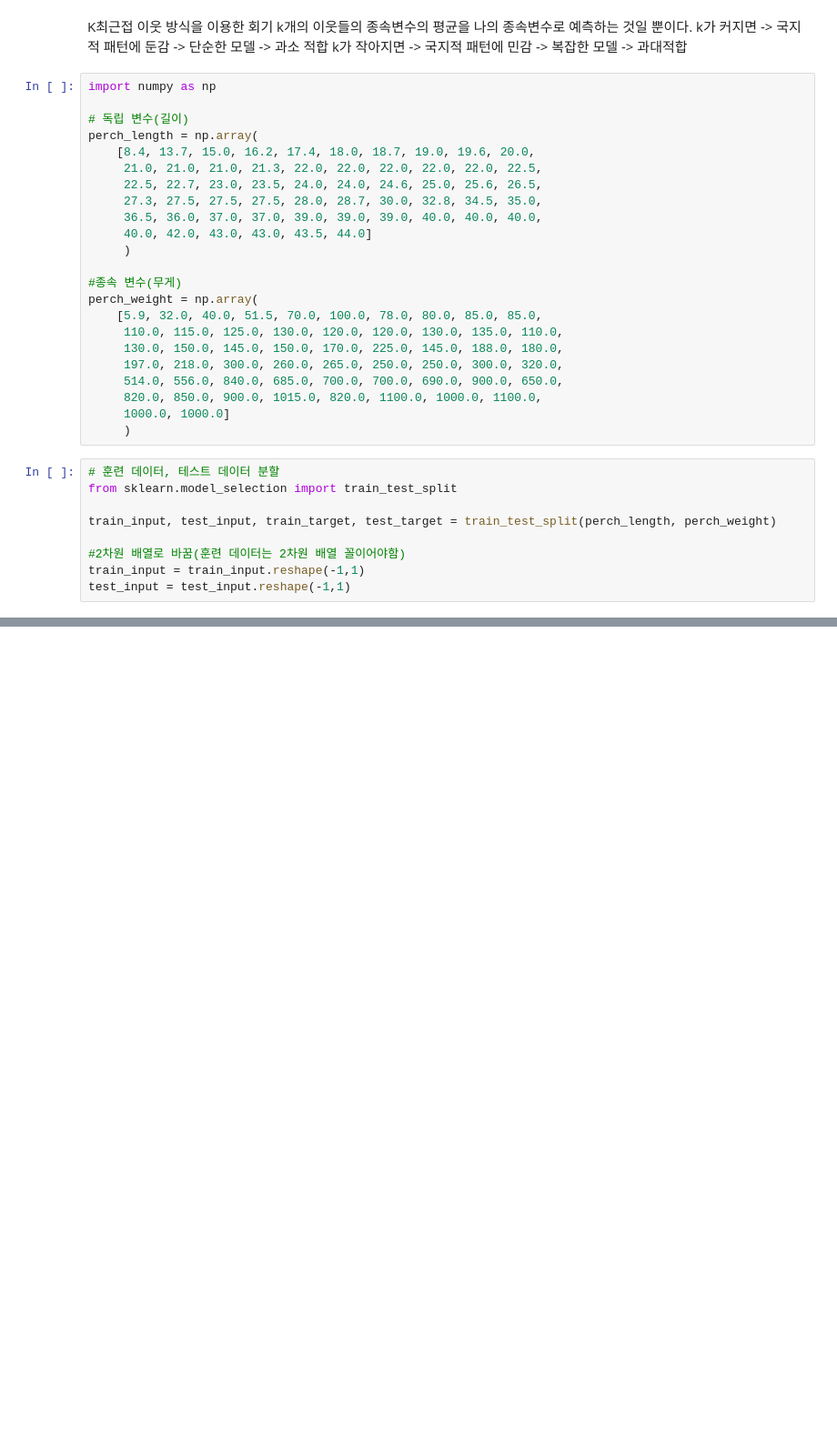
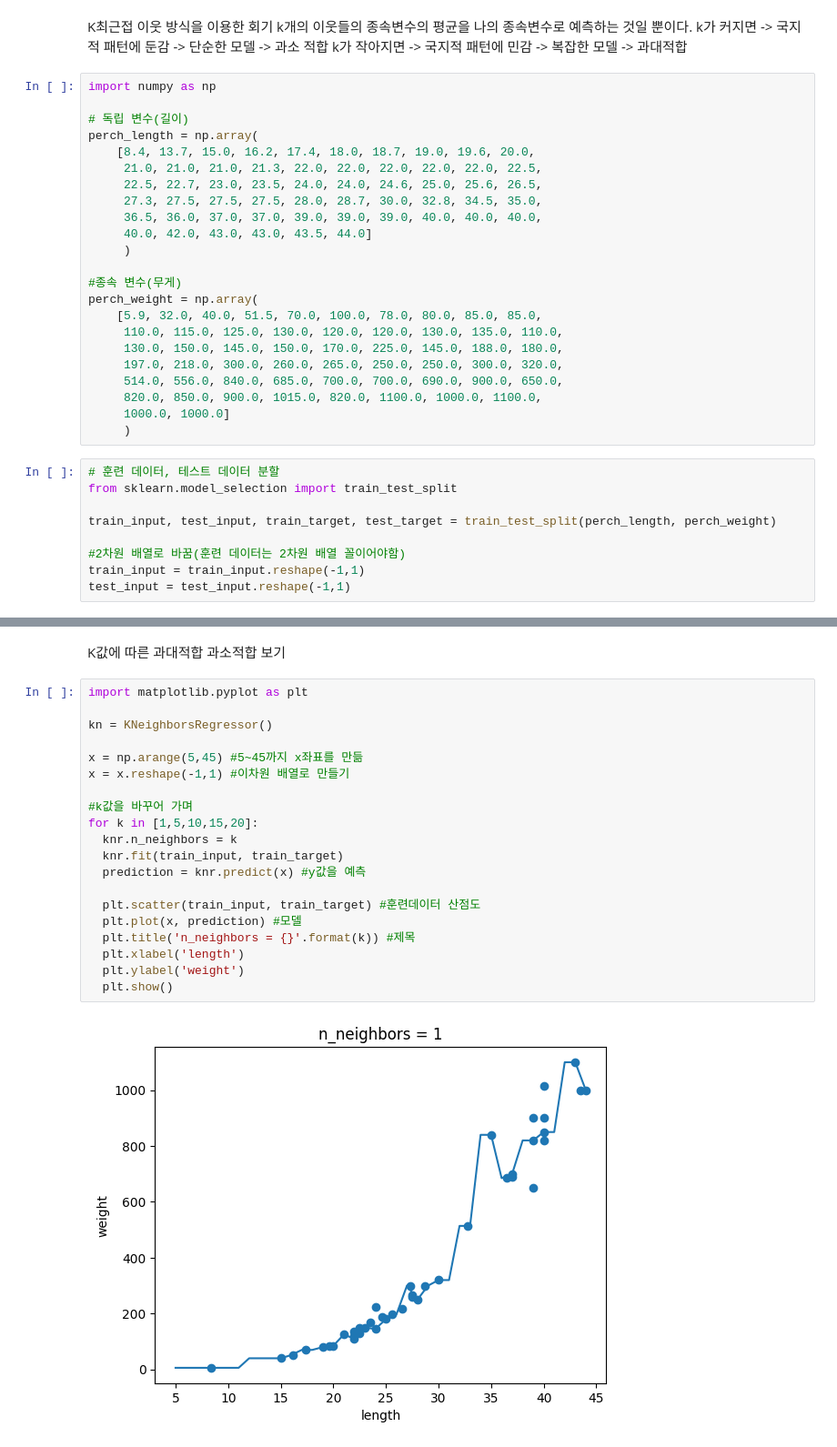
Before and after one commit to ChoeTaeBin/Machine-Learnig, a Jupyter notebook: KNeighborsRegressor.ipynb, the cells around one changed output, grey strips where cells are left out. Shown: that part at 91% size. Saved outputs shown, nothing was run; the diff lists cells and outputs as text; blank space fills up the shorter version.

```diff
--- a/KNeighborsRegressor.ipynb
+++ b/KNeighborsRegressor.ipynb
@@ -60,0 +61,24 @@ print(mae)
+# %% [markdown]
+K값에 따른 과대적합 과소적합 보기
+# %%
+import matplotlib.pyplot as plt
+
+kn = KNeighborsRegressor()
+
+x = np.arange(5,45) #5~45까지 x좌표를 만듦
+x = x.reshape(-1,1) #이차원 배열로 만들기
+
+#k값을 바꾸어 가며
+for k in [1,5,10,15,20]:
+  knr.n_neighbors = k
+  knr.fit(train_input, train_target)
+  prediction = knr.predict(x) #y값을 예측
+
+  plt.scatter(train_input, train_target) #훈련데이터 산점도
+  plt.plot(x, prediction) #모델
+  plt.title('n_neighbors = {}'.format(k)) #제목
+  plt.xlabel('length')
+  plt.ylabel('weight')
+  plt.show()
+# %% [output]
+[figure, added]
```
Also changed, not shown: parts of 3 cells of this notebook.
